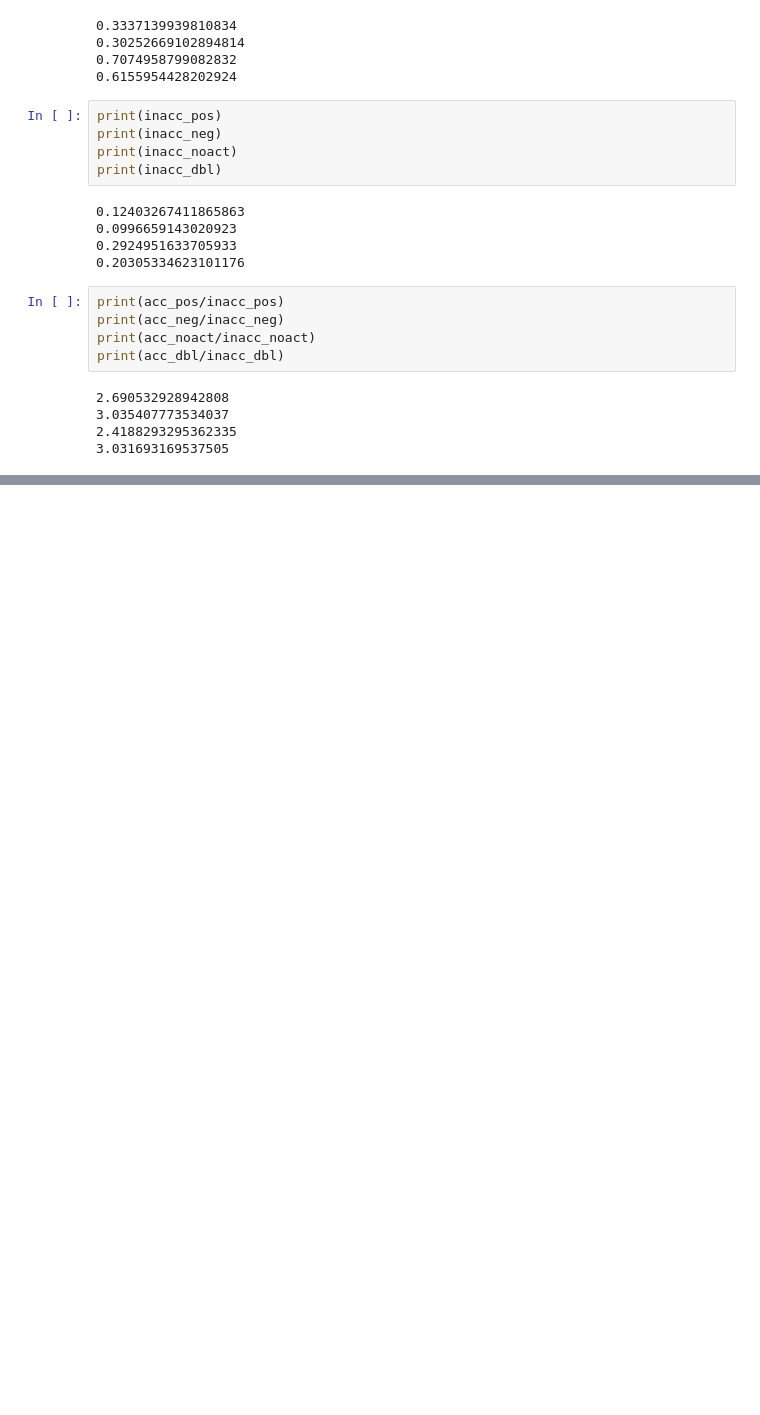
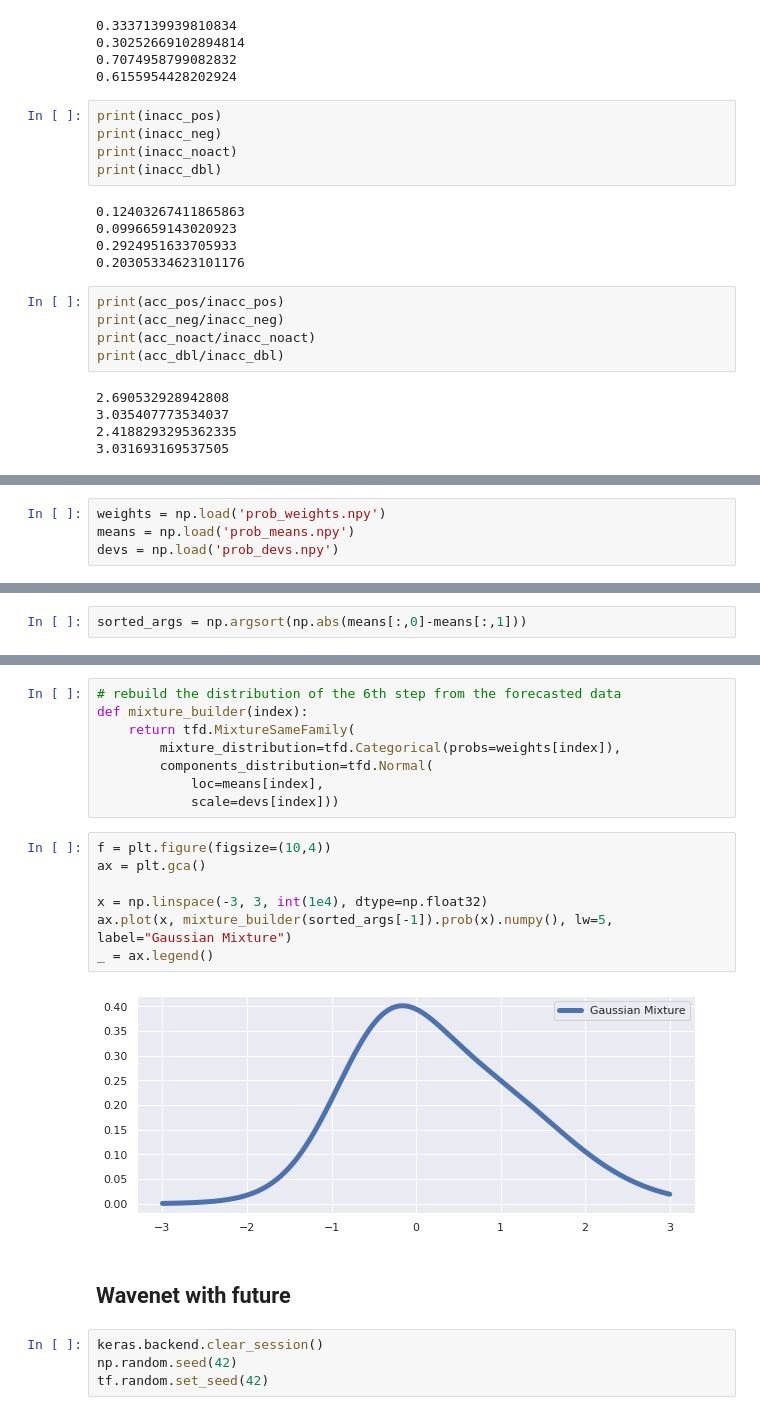
Before and after one commit to sinusgamma/probabilistic_wavenet_fx, a Jupyter notebook: wavenet_fx3.ipynb, the cells around one changed output, grey strips where cells are left out. Drawn from its saved outputs; the diff is of its cells as text; blank space fills up the shorter version.

```diff
--- a/wavenet_fx3.ipynb
+++ b/wavenet_fx3.ipynb
@@ -1142,0 +1307,4 @@ print(acc_dbl/inacc_dbl)
+# %%
+weights = np.load('prob_weights.npy')
+means = np.load('prob_means.npy')
+devs = np.load('prob_devs.npy')
@@ -1142,0 +1319,2 @@ print(acc_dbl/inacc_dbl)
+# %%
+sorted_args = np.argsort(np.abs(means[:,0]-means[:,1]))
@@ -1142,0 +1345,23 @@ print(acc_dbl/inacc_dbl)
+# %%
+# rebuild the distribution of the 6th step from the forecasted data
+def mixture_builder(index):
+    return tfd.MixtureSameFamily(
+        mixture_distribution=tfd.Categorical(probs=weights[index]),
+        components_distribution=tfd.Normal(
+            loc=means[index],
+            scale=devs[index]))
+# %%
+f = plt.figure(figsize=(10,4))
+ax = plt.gca()
+
+x = np.linspace(-3, 3, int(1e4), dtype=np.float32)
+ax.plot(x, mixture_builder(sorted_args[-1]).prob(x).numpy(), lw=5, label="Gaussian Mixture")
+_ = ax.legend()
+# %% [output]
+[figure, added]
+# %% [markdown]
+## Wavenet with future
+# %%
+keras.backend.clear_session()
+np.random.seed(42)
+tf.random.set_seed(42)
```
Also changed, not shown: parts of 35 cells of this notebook, 1 other file.
